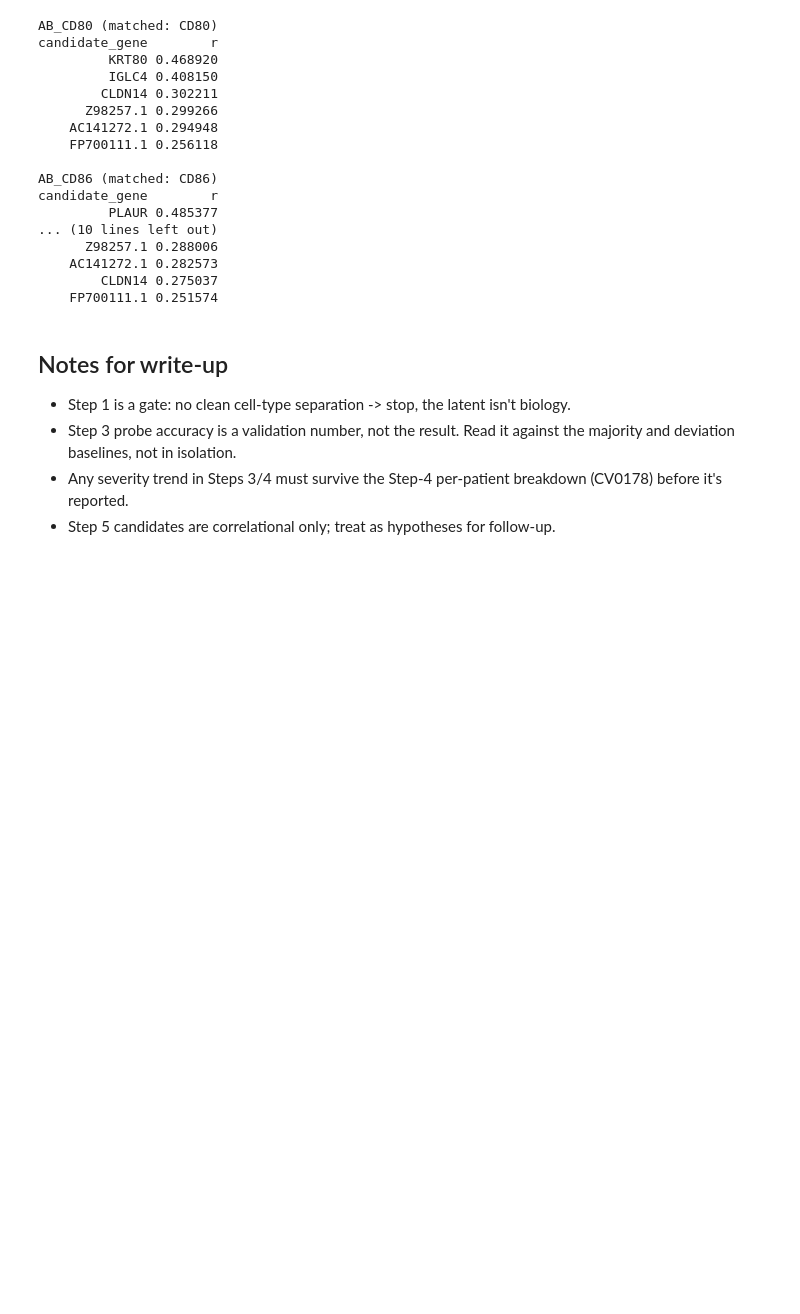
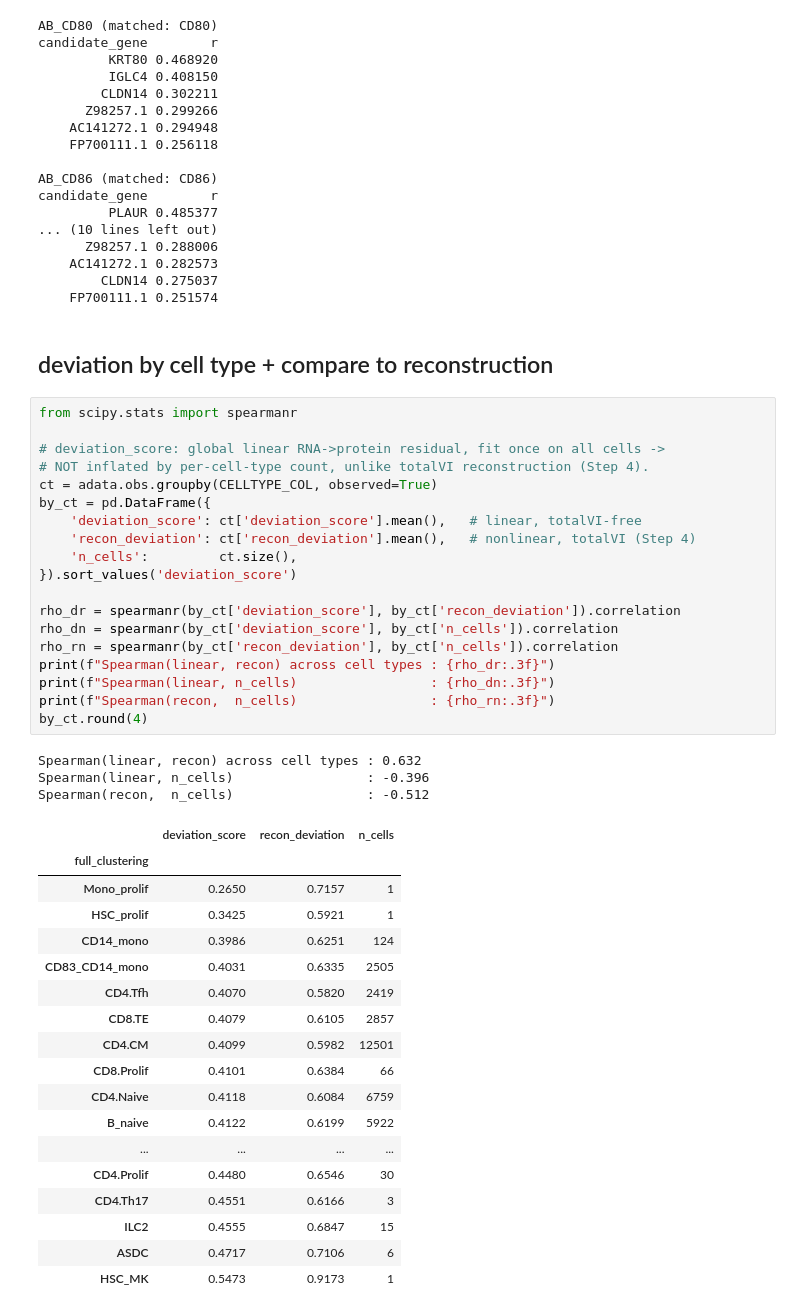
Before and after one commit to fshokor/covid-citeseq, a Jupyter notebook: notebooks/nb04_explainability.ipynb, the cells around one changed output. Drawn from its saved outputs; the diff is of its cells as text; blank space fills up the shorter version.

```diff
--- a/notebooks/nb04_explainability.ipynb
+++ b/notebooks/nb04_explainability.ipynb
@@ -441,11 +441,46 @@ candidate_gene        r
     AC141272.1 0.282573
         CLDN14 0.275037
     FP700111.1 0.251574
-# %% [markdown]
-## Notes for write-up
-- Step 1 is a gate: no clean cell-type separation -> stop, the latent isn't biology.
-- Step 3 probe accuracy is a validation number, not the result. Read it against the
-  majority and deviation baselines, not in isolation.
-- Any severity trend in Steps 3/4 must survive the Step-4 per-patient breakdown
-  (CV0178) before it's reported.
-- Step 5 candidates are correlational only; treat as hypotheses for follow-up.
+# %% [markdown]
+## deviation by cell type + compare to reconstruction
+# %%
+from scipy.stats import spearmanr
+
+# deviation_score: global linear RNA->protein residual, fit once on all cells ->
+# NOT inflated by per-cell-type count, unlike totalVI reconstruction (Step 4).
+ct = adata.obs.groupby(CELLTYPE_COL, observed=True)
+by_ct = pd.DataFrame({
+    'deviation_score': ct['deviation_score'].mean(),   # linear, totalVI-free
+    'recon_deviation': ct['recon_deviation'].mean(),   # nonlinear, totalVI (Step 4)
+    'n_cells':         ct.size(),
+}).sort_values('deviation_score')
+
+rho_dr = spearmanr(by_ct['deviation_score'], by_ct['recon_deviation']).correlation
+rho_dn = spearmanr(by_ct['deviation_score'], by_ct['n_cells']).correlation
+rho_rn = spearmanr(by_ct['recon_deviation'], by_ct['n_cells']).correlation
+print(f"Spearman(linear, recon) across cell types : {rho_dr:.3f}")
+print(f"Spearman(linear, n_cells)                 : {rho_dn:.3f}")
+print(f"Spearman(recon,  n_cells)                 : {rho_rn:.3f}")
+by_ct.round(4)
+# %% [output]
+Spearman(linear, recon) across cell types : 0.632
+Spearman(linear, n_cells)                 : -0.396
+Spearman(recon,  n_cells)                 : -0.512
+|  | deviation_score | recon_deviation | n_cells |
+| full_clustering |  |  |  |
+| Mono_prolif | 0.2650 | 0.7157 | 1 |
+| HSC_prolif | 0.3425 | 0.5921 | 1 |
+| CD14_mono | 0.3986 | 0.6251 | 124 |
+| CD83_CD14_mono | 0.4031 | 0.6335 | 2505 |
+| CD4.Tfh | 0.4070 | 0.5820 | 2419 |
+| CD8.TE | 0.4079 | 0.6105 | 2857 |
+| CD4.CM | 0.4099 | 0.5982 | 12501 |
+| CD8.Prolif | 0.4101 | 0.6384 | 66 |
+| CD4.Naive | 0.4118 | 0.6084 | 6759 |
+| B_naive | 0.4122 | 0.6199 | 5922 |
+| ... | ... | ... | ... |
+| CD4.Prolif | 0.4480 | 0.6546 | 30 |
+| CD4.Th17 | 0.4551 | 0.6166 | 3 |
+| ILC2 | 0.4555 | 0.6847 | 15 |
+| ASDC | 0.4717 | 0.7106 | 6 |
+| HSC_MK | 0.5473 | 0.9173 | 1 |
```
Also changed, not shown: parts of 3 cells of this notebook, 3 other files.
